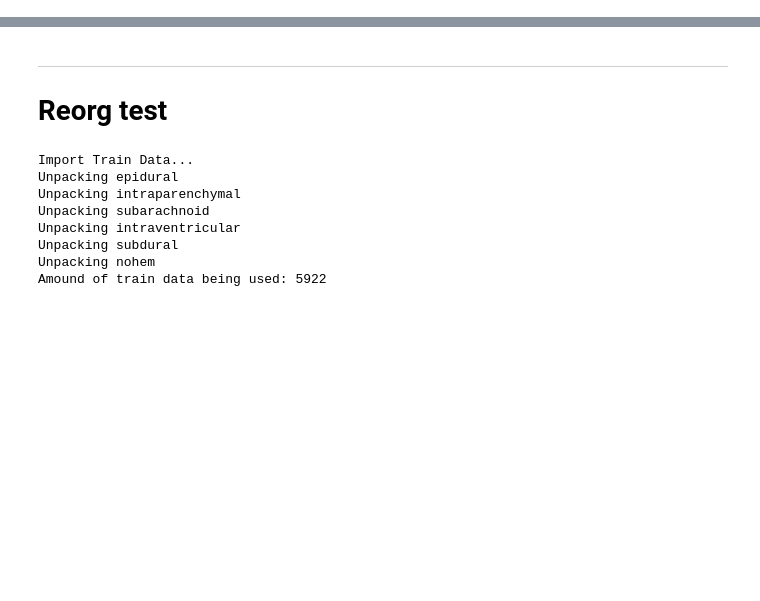
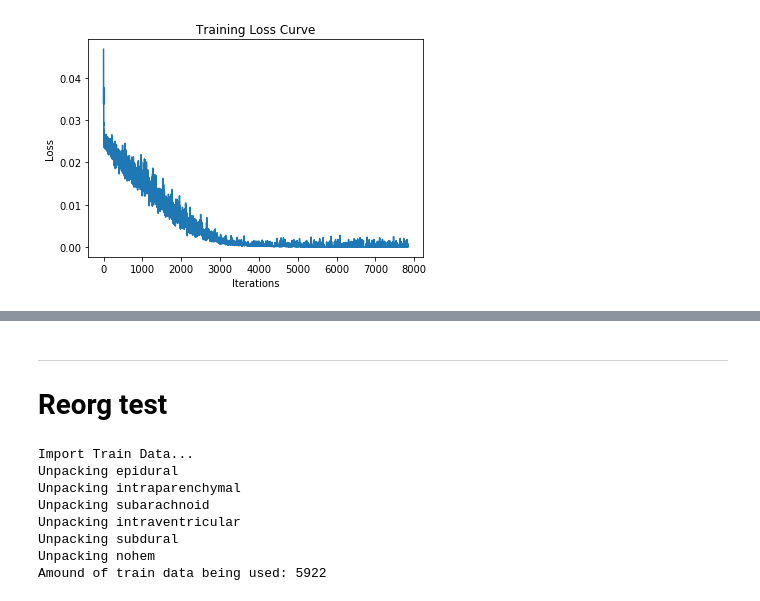
Before and after one commit to addy999/HemDetect, a Jupyter notebook: Training/Scripts/Plot.ipynb, the cells around one changed output, grey strips where cells are left out. Cells and saved outputs as stored; diff of their text form; code cells hidden in the pictures; blank space fills up the shorter version.

```diff
--- a/Training/Scripts/Plot.ipynb
+++ b/Training/Scripts/Plot.ipynb
@@ -2,0 +19,5 @@ from plot import *
+# %%
+path = r"../Models/classify_alex3,imgs=12k,size=256,bs=64,epochs=40,lr=0.0001"
+losses=plotLosses(path)
+# %% [output]
+[figure, added]
```
Also changed, not shown: parts of 5 cells of this notebook, 12 other files.
